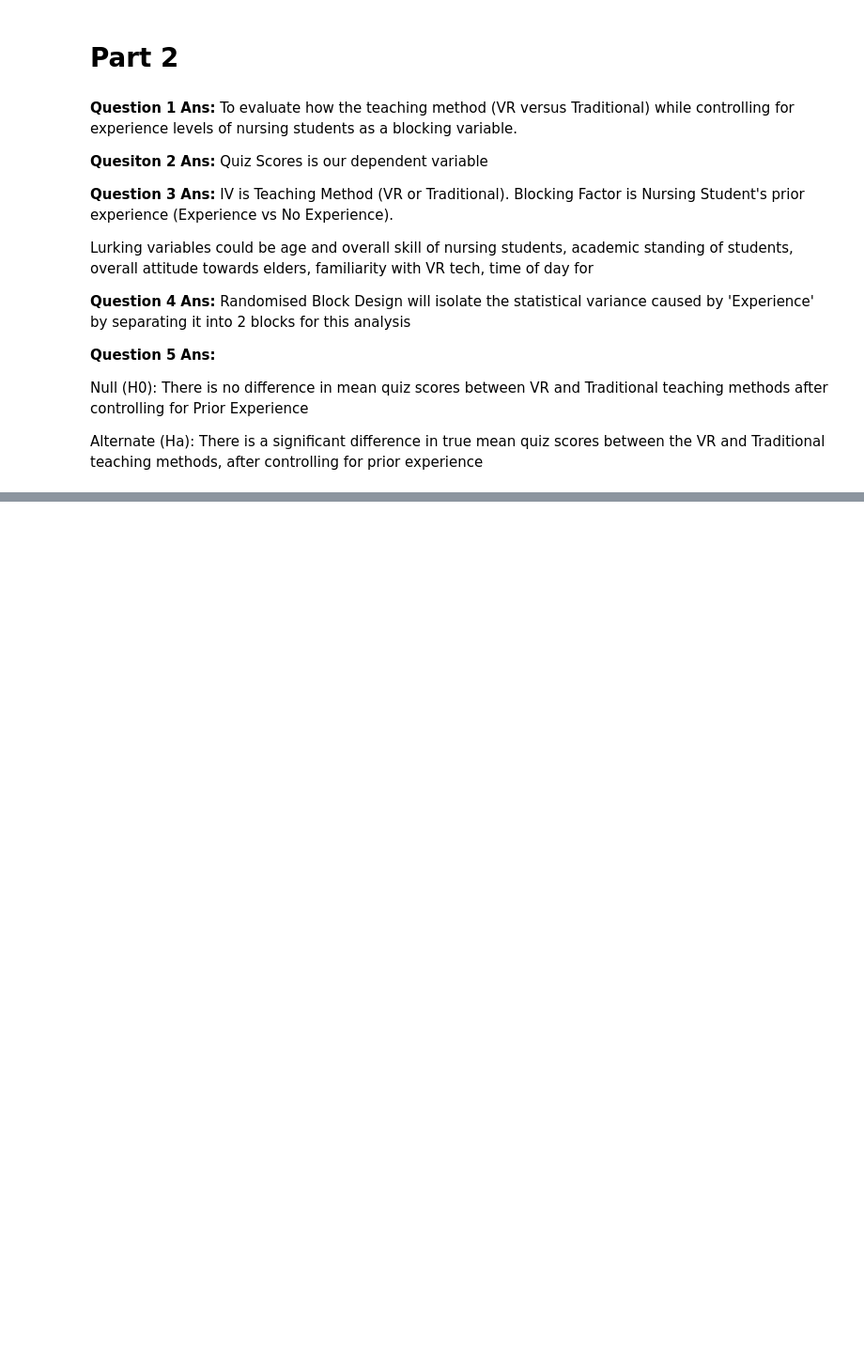
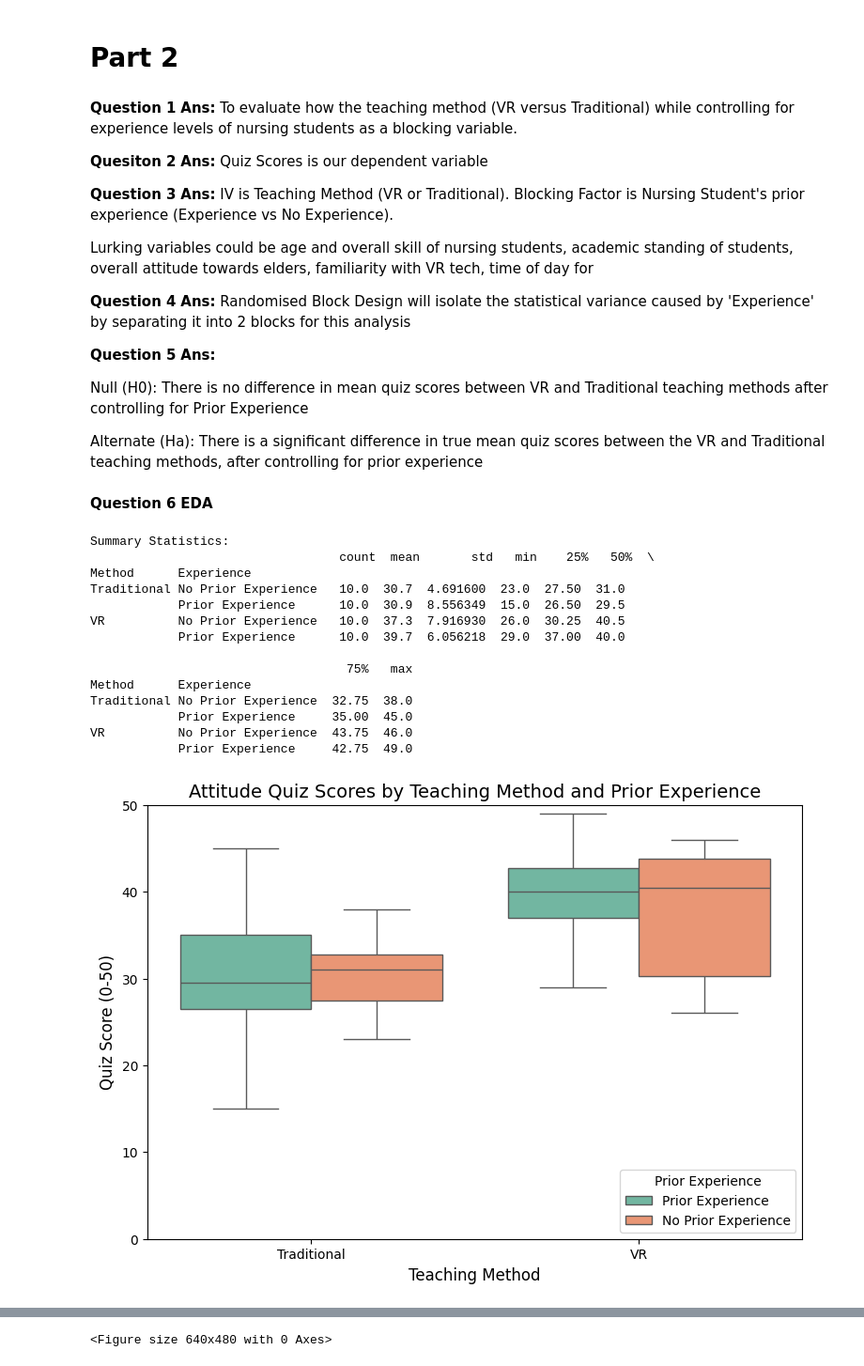
Before and after one commit to Cipher212/STAT-7220-Applied-Experimental-Design, a Jupyter notebook: Assignments/Midterm-Exam/Midterm-Exam.ipynb, the cells around one changed output, grey strips where cells are left out. Shown at 94% size. Drawn from its saved outputs; the diff is of its cells as text; code cells hidden in the pictures; blank space fills up the shorter version.

```diff
--- a/Assignments/Midterm-Exam/Midterm-Exam.ipynb
+++ b/Assignments/Midterm-Exam/Midterm-Exam.ipynb
@@ -370,3 +370,54 @@ Lurking variables could be age and overall skill of nursing students, academic s
 Null (H0): There is no difference in mean quiz scores between VR and Traditional teaching methods after controlling for Prior Experience
 
 Alternate (Ha): There is a significant difference in true mean quiz scores between the VR and Traditional teaching methods, after controlling for prior experience
+# %% [markdown]
+**Question 6**
+**EDA**
+# %%
+
+df2 = pd.read_excel("Nursing VR Study.xlsx")
+
+# 1. Summary Statistics grouped by Method and Experience
+summary_stats = df2.groupby(['Method', 'Experience'])['Score'].describe()
+print("Summary", summary_stats)
+print("\n\n")
+
+#Boxplot
+plt.figure(figsize=(9, 6))
+sns.boxplot(x='Method', y='Score', hue='Experience', data=df2, palette='Set2')
+plt.title('Attitude Quiz Scores by Teaching Method and Prior Experience', fontsize=14)
+plt.ylabel('Quiz Score (0-50)', fontsize=12)
+plt.xlabel('Teaching Method', fontsize=12)
+plt.ylim(0, 50)
+plt.legend(title='Prior Experience', loc='lower right')
+plt.show()
+
+#  Density Plot
+plt.figure(figsize=(9, 6))
+sns.kdeplot(data=df2, x='Score', hue='Method', fill=True, palette='coolwarm', alpha=0.5)
+plt.title('Density Plot of Quiz Scores by Teaching Method', fontsize=14)
+plt.xlabel('Quiz Score')
+plt.ylabel('Density')
+plt.show()
+
+
+
+plt.tight_layout()
+plt.subplots_adjust(top=0.9)
+plt.show()
+# %% [output]
+Summary Statistics:
+                                  count  mean       std   min    25%   50%  \
+Method      Experience
+Traditional No Prior Experience   10.0  30.7  4.691600  23.0  27.50  31.0
+            Prior Experience      10.0  30.9  8.556349  15.0  26.50  29.5
+VR          No Prior Experience   10.0  37.3  7.916930  26.0  30.25  40.5
+            Prior Experience      10.0  39.7  6.056218  29.0  37.00  40.0
+
+                                   75%   max
+Method      Experience
+Traditional No Prior Experience  32.75  38.0
+            Prior Experience     35.00  45.0
+VR          No Prior Experience  43.75  46.0
+            Prior Experience     42.75  49.0
+[figure, added]
@@ -372,0 +425 @@ Alternate (Ha): There is a significant difference in true mean quiz scores betwe
+<Figure size 640x480 with 0 Axes>
```
Also changed, not shown: parts of 2 cells of this notebook.
